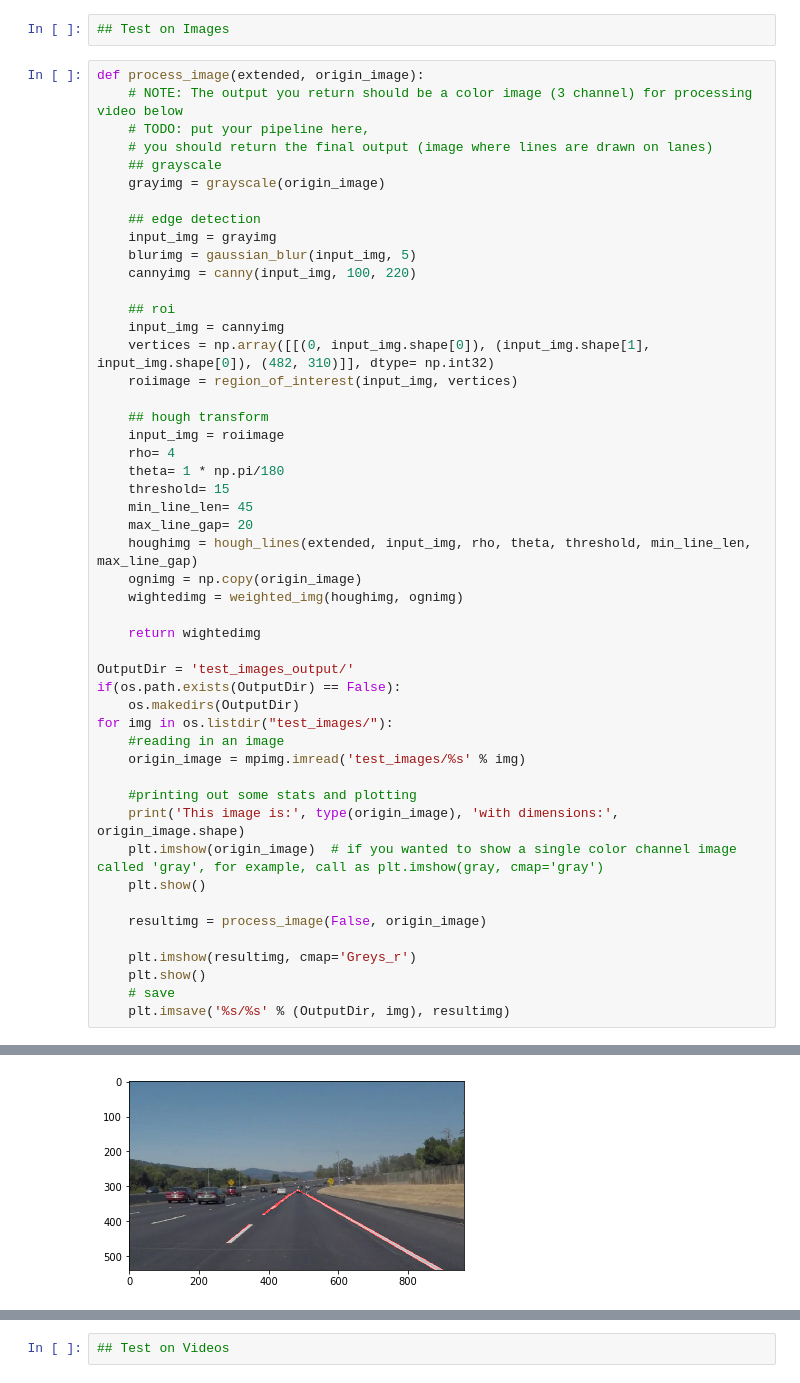
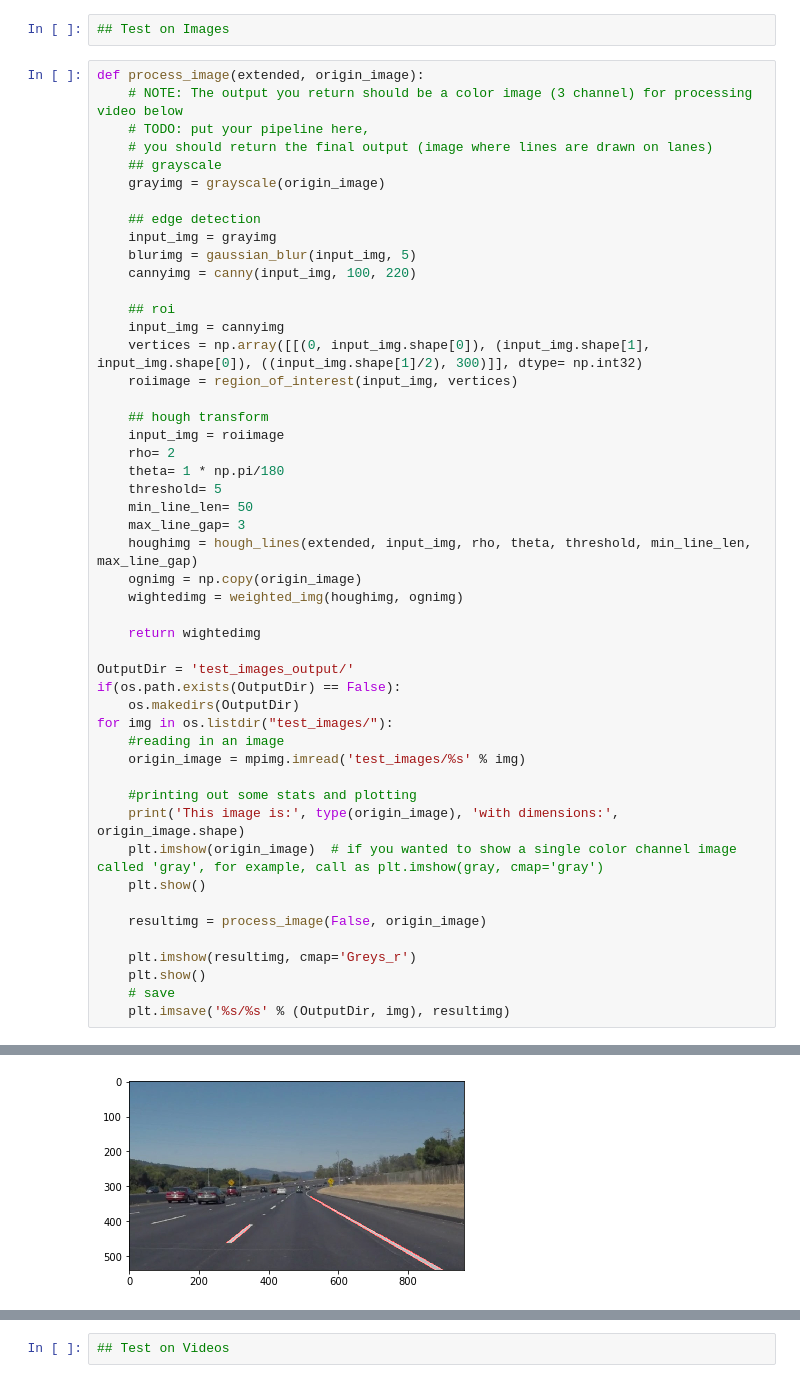
Before and after one commit to PayneJoe/SDC, a Jupyter notebook: CarND-LaneLines-P1/P1.ipynb, the cells around one changed output, grey strips where cells are left out. Saved outputs shown, nothing was run; the diff lists cells and outputs as text.

```diff
--- a/CarND-LaneLines-P1/P1.ipynb
+++ b/CarND-LaneLines-P1/P1.ipynb
@@ -179,43 +190,43 @@ def process_image(extended, origin_image):
 
     ## roi
     input_img = cannyimg
-    vertices = np.array([[(0, input_img.shape[0]), (input_img.shape[1], input_img.shape[0]), (482, 310)]], dtype= np.int32)
+    vertices = np.array([[(0, input_img.shape[0]), (input_img.shape[1], input_img.shape[0]), ((input_img.shape[1]/2), 300)]], dtype= np.int32)
     roiimage = region_of_interest(input_img, vertices)
 
     ## hough transform
     input_img = roiimage
-    rho= 4
+    rho= 2
     theta= 1 * np.pi/180
-    threshold= 15
-    min_line_len= 45
-    max_line_gap= 20
+    threshold= 5
+    min_line_len= 50
+    max_line_gap= 3
     houghimg = hough_lines(extended, input_img, rho, theta, threshold, min_line_len, max_line_gap)
     ognimg = np.copy(origin_image)
     wightedimg = weighted_img(houghimg, ognimg)
 
     return wightedimg
 
 OutputDir = 'test_images_output/'
 if(os.path.exists(OutputDir) == False):
     os.makedirs(OutputDir)
 for img in os.listdir("test_images/"):
     #reading in an image
     origin_image = mpimg.imread('test_images/%s' % img)
 
     #printing out some stats and plotting
     print('This image is:', type(origin_image), 'with dimensions:', origin_image.shape)
     plt.imshow(origin_image)  # if you wanted to show a single color channel image called 'gray', for example, call as plt.imshow(gray, cmap='gray')
     plt.show()
 
     resultimg = process_image(False, origin_image)
 
     plt.imshow(resultimg, cmap='Greys_r')
     plt.show()
     # save
     plt.imsave('%s/%s' % (OutputDir, img), resultimg)
 # %% [output]
 This image is: <class 'numpy.ndarray'> with dimensions: (540, 960, 3)
 [figure]
-[figure, old version]
+[figure, new version]
 This image is: <class 'numpy.ndarray'> with dimensions: (540, 960, 3)
 [figure]
```
Also changed, not shown: parts of 3 cells of this notebook, 1 other file.
